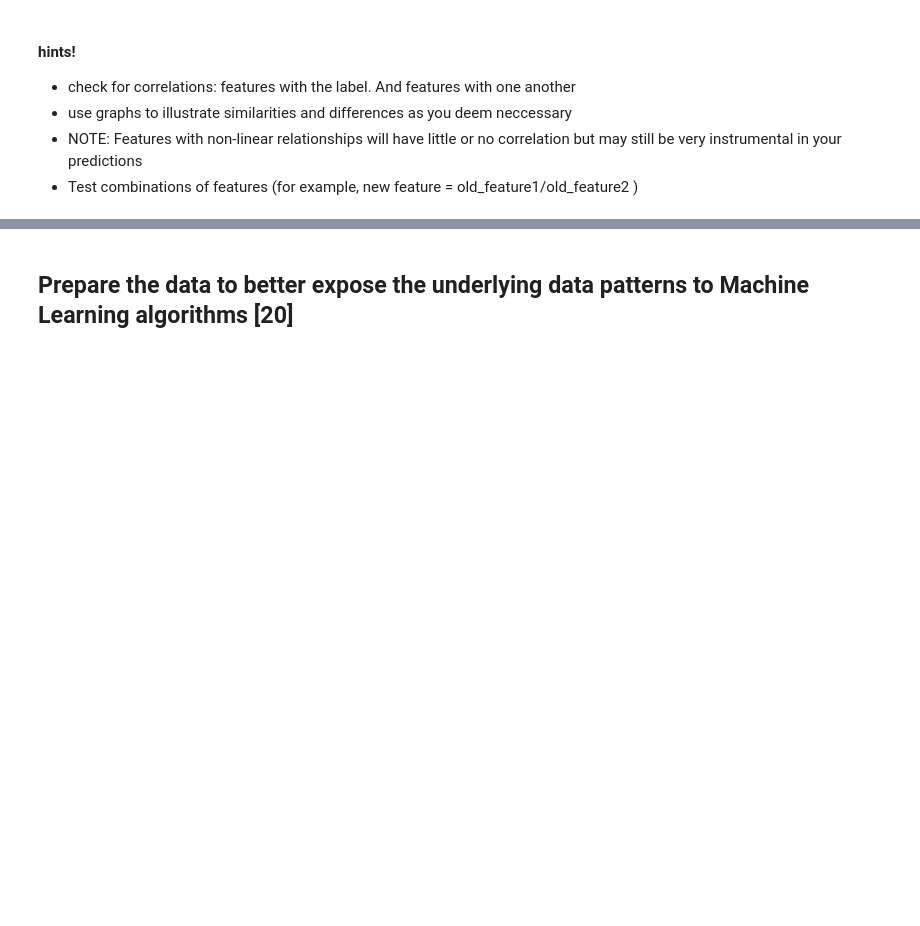
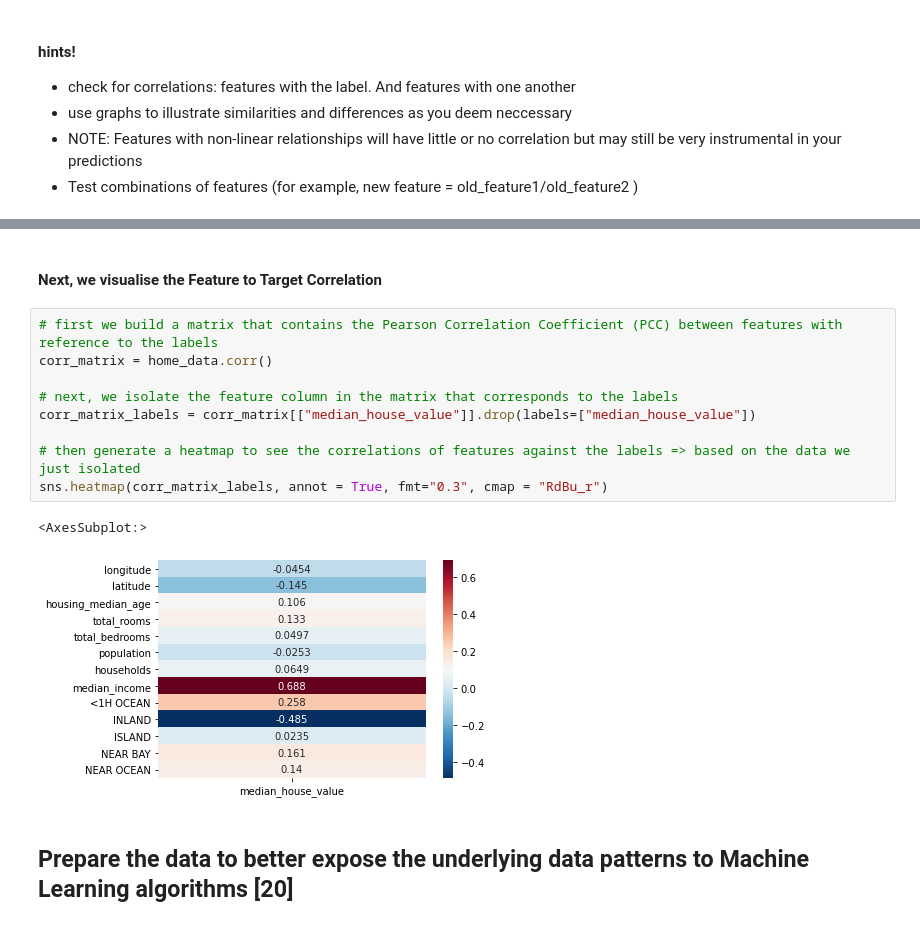
Before and after one commit to WernerPret/MLG382_Project, a Jupyter notebook: Western Cape Investment Model.ipynb, the cells around one changed output, grey strips where cells are left out. Cells and saved outputs as stored; diff of their text form; blank space fills up the shorter version.

```diff
--- a/Western Cape Investment Model.ipynb
+++ b/Western Cape Investment Model.ipynb
@@ -73,3 +152,17 @@ This checklist can guide you through the projects.
+# %% [markdown]
+#### Next, we visualise the Feature to Target Correlation
+# %%
+# first we build a matrix that contains the Pearson Correlation Coefficient (PCC) between features with reference to the labels
+corr_matrix = home_data.corr()
+
+# next, we isolate the feature column in the matrix that corresponds to the labels
+corr_matrix_labels = corr_matrix[["median_house_value"]].drop(labels=["median_house_value"])
+
+# then generate a heatmap to see the correlations of features against the labels => based on the data we just isolated
+sns.heatmap(corr_matrix_labels, annot = True, fmt="0.3", cmap = "RdBu_r")
+# %% [output]
+<AxesSubplot:>
+[figure, added]
 # %% [markdown]
 ## Prepare the data to better expose the underlying data patterns to Machine Learning algorithms [20]
 # %% [markdown]
```
Also changed, not shown: parts of 18 cells of this notebook.
